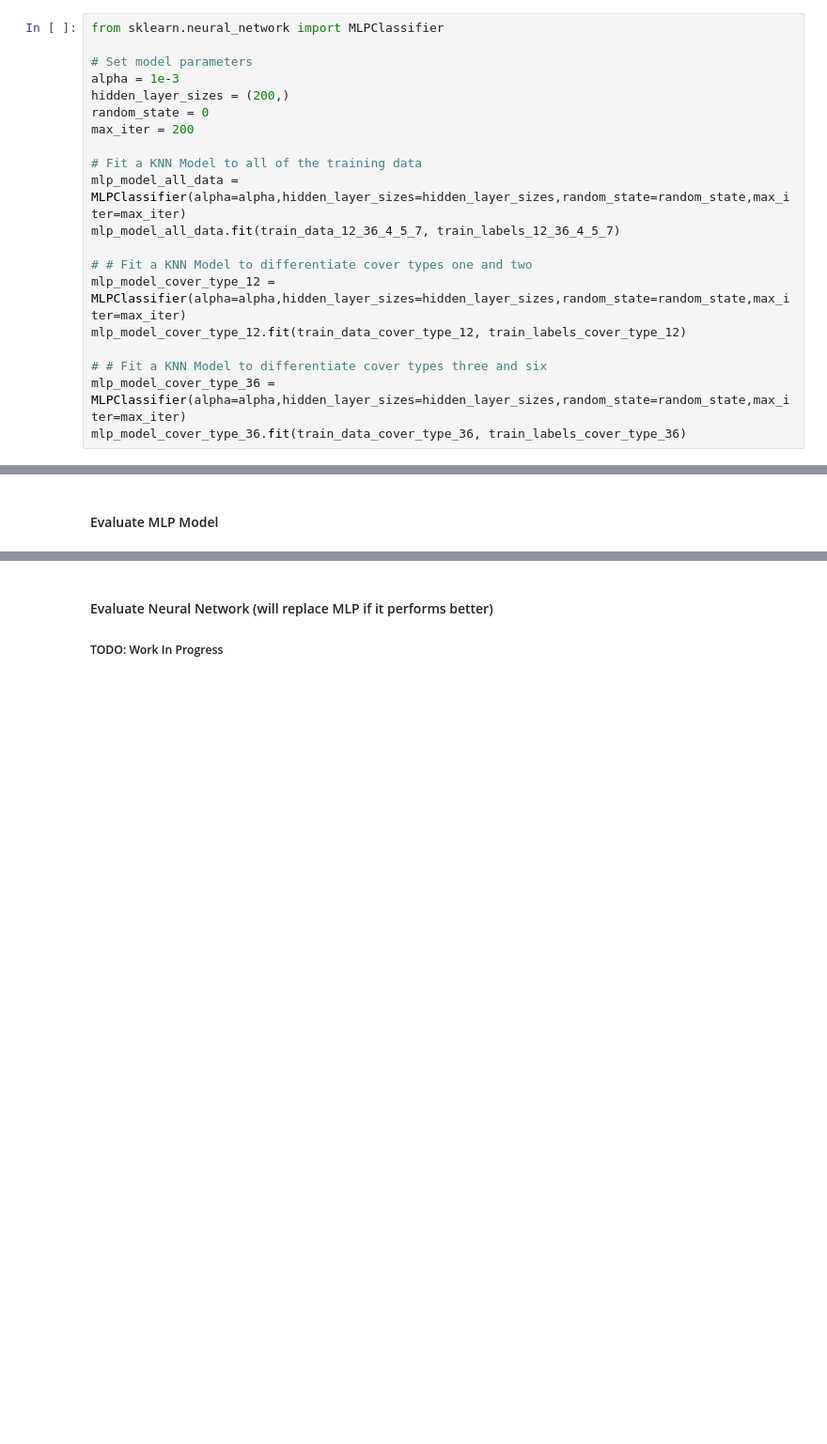
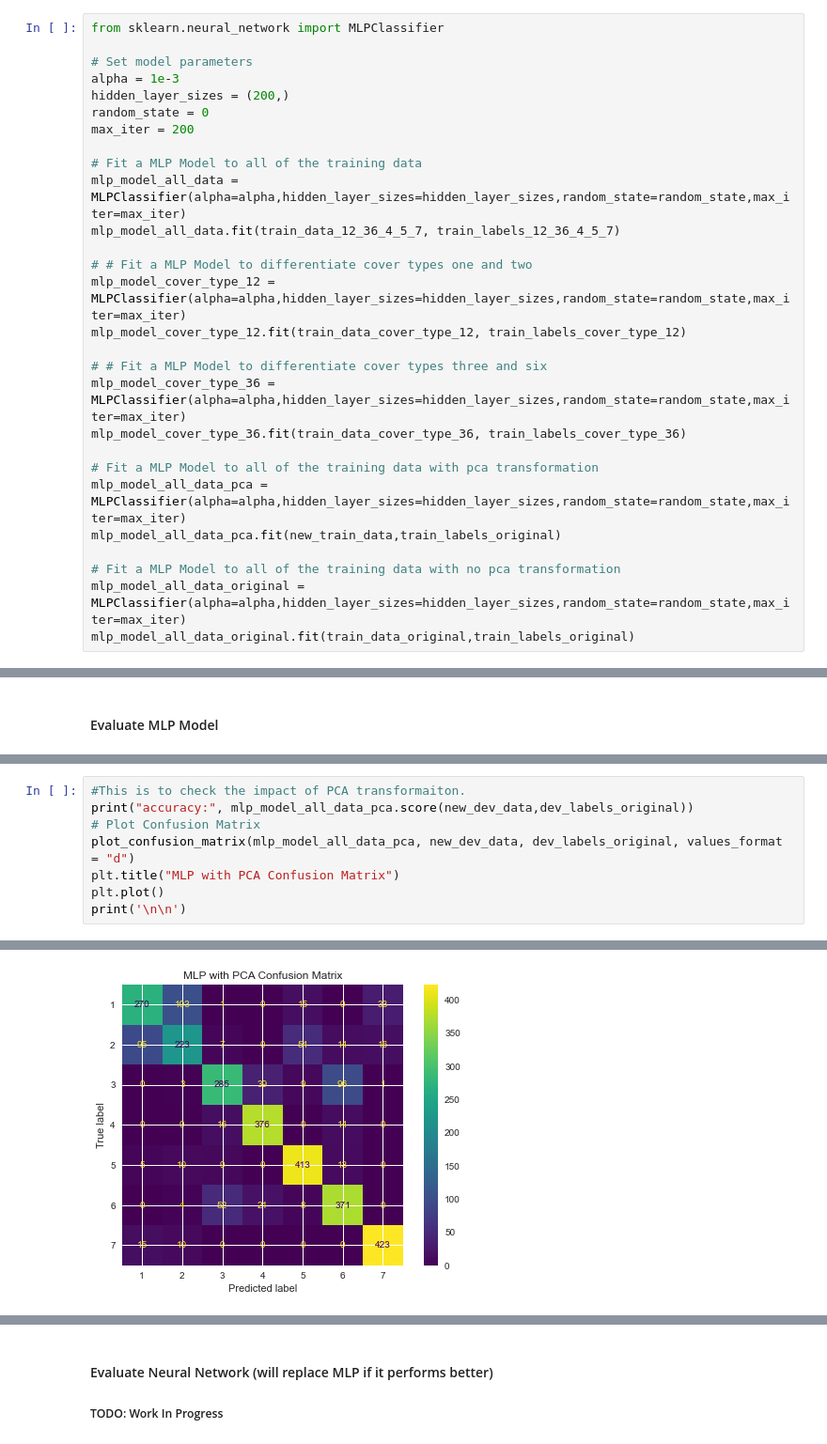
Before and after one commit to justinetaylor/mids-w207-final-project, a Jupyter notebook: clear_cut_solution.ipynb, the cells around one changed output, grey strips where cells are left out. Shown at 94% size. Cells and saved outputs as stored; diff of their text form; blank space fills up the shorter version.

```diff
--- a/clear_cut_solution.ipynb
+++ b/clear_cut_solution.ipynb
@@ -242,17 +351,25 @@ hidden_layer_sizes = (200,)
 random_state = 0
 max_iter = 200
 
-# Fit a KNN Model to all of the training data
+# Fit a MLP Model to all of the training data
 mlp_model_all_data = MLPClassifier(alpha=alpha,hidden_layer_sizes=hidden_layer_sizes,random_state=random_state,max_iter=max_iter)
 mlp_model_all_data.fit(train_data_12_36_4_5_7, train_labels_12_36_4_5_7)
 
-# # Fit a KNN Model to differentiate cover types one and two
+# # Fit a MLP Model to differentiate cover types one and two
 mlp_model_cover_type_12 = MLPClassifier(alpha=alpha,hidden_layer_sizes=hidden_layer_sizes,random_state=random_state,max_iter=max_iter)
 mlp_model_cover_type_12.fit(train_data_cover_type_12, train_labels_cover_type_12)
 
-# # Fit a KNN Model to differentiate cover types three and six
+# # Fit a MLP Model to differentiate cover types three and six
 mlp_model_cover_type_36 = MLPClassifier(alpha=alpha,hidden_layer_sizes=hidden_layer_sizes,random_state=random_state,max_iter=max_iter)
 mlp_model_cover_type_36.fit(train_data_cover_type_36, train_labels_cover_type_36)
+
+# Fit a MLP Model to all of the training data with pca transformation
+mlp_model_all_data_pca = MLPClassifier(alpha=alpha,hidden_layer_sizes=hidden_layer_sizes,random_state=random_state,max_iter=max_iter)
+mlp_model_all_data_pca.fit(new_train_data,train_labels_original)
+
+# Fit a MLP Model to all of the training data with no pca transformation
+mlp_model_all_data_original = MLPClassifier(alpha=alpha,hidden_layer_sizes=hidden_layer_sizes,random_state=random_state,max_iter=max_iter)
+mlp_model_all_data_original.fit(train_data_original,train_labels_original)
 # %% [output]
 MLPClassifier(alpha=0.001, hidden_layer_sizes=(200,), random_state=0)
 # %% [markdown]
@@ -367,0 +524,9 @@ MLP Perforamance Against Real Dev Labels - Overall Score:  0.9232804232804233
+# %%
+#This is to check the impact of PCA transformaiton.
+print("accuracy:", mlp_model_all_data_pca.score(new_dev_data,dev_labels_original))
+# Plot Confusion Matrix
+plot_confusion_matrix(mlp_model_all_data_pca, new_dev_data, dev_labels_original, values_format = "d")
+plt.title("MLP with PCA Confusion Matrix")
+plt.plot()
+print('\n\n')
+# %% [output]
@@ -367,0 +534 @@ MLP Perforamance Against Real Dev Labels - Overall Score:  0.9232804232804233
+[figure, added]
```
Also changed, not shown: parts of 41 cells of this notebook, 1 other file.
